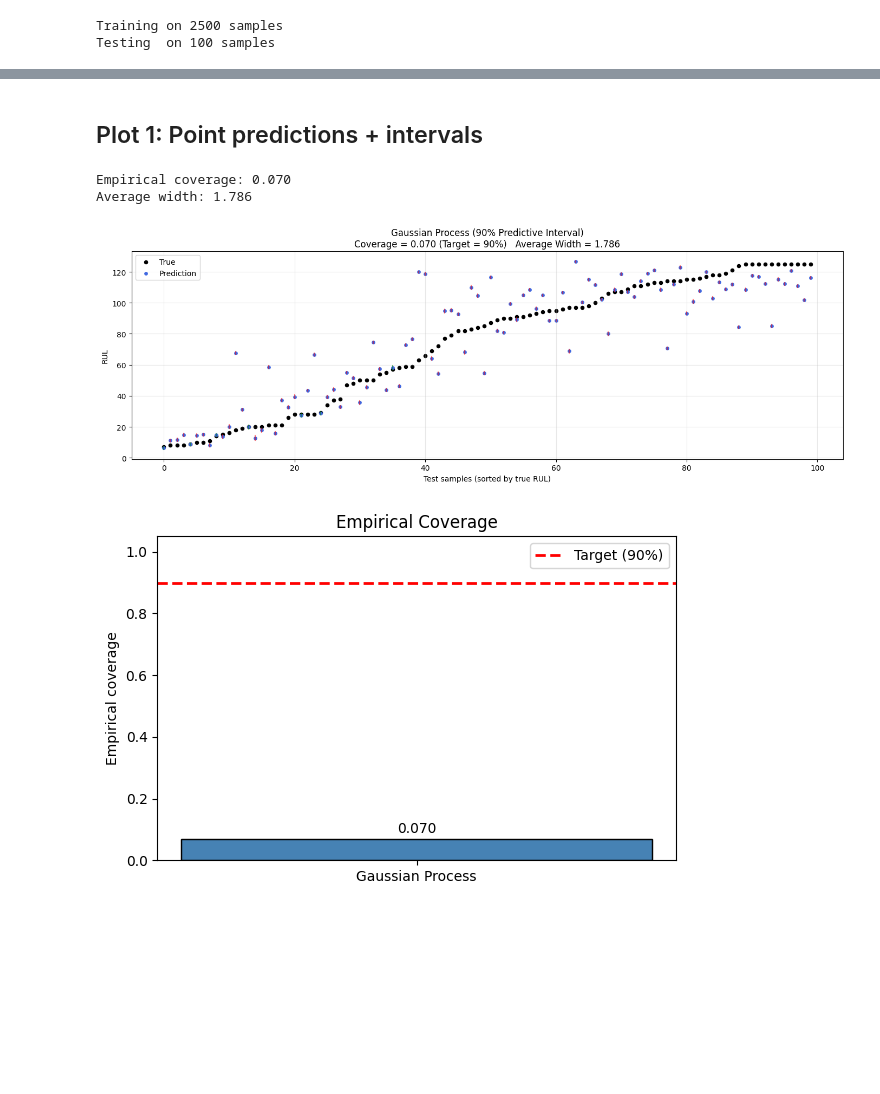
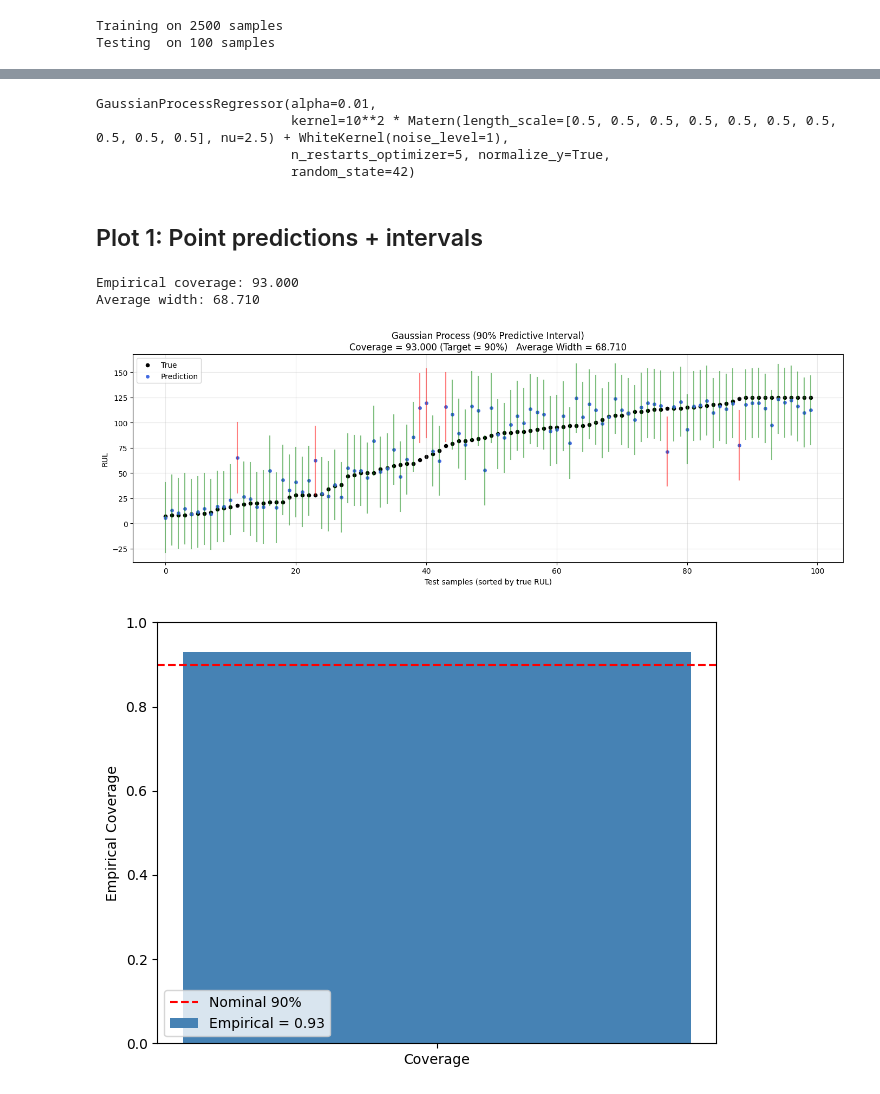
Before and after one commit to isha-m63/03_Remaining_Useful_Life_Prediction, a Jupyter notebook: notebooks/pca/04_gp_results.ipynb, the cells around one changed output, grey strips where cells are left out. Cells and saved outputs as stored; diff of their text form; code cells hidden in the pictures; blank space fills up the shorter version.

```diff
--- a/notebooks/pca/04_gp_results.ipynb
+++ b/notebooks/pca/04_gp_results.ipynb
@@ -167,26 +220,30 @@ print("\nAll hyperparameter combinations have been tracked in MLflow!")
+# %%
+gp_model.fit(X_train_gp, y_train_gp)
+# %% [output]
+GaussianProcessRegressor(alpha=0.01,
+                         kernel=10**2 * Matern(length_scale=[0.5, 0.5, 0.5, 0.5, 0.5, 0.5, 0.5, 0.5, 0.5, 0.5], nu=2.5) + WhiteKernel(noise_level=1),
+                         n_restarts_optimizer=5, normalize_y=True,
+                         random_state=42)
 # %% [markdown]
 ## Plot 1: Point predictions + intervals
 # %%
 from scipy.stats import norm
 
-ALPHA = ALPHA
-NOMINAL = 1 - ALPHA
-
-z = norm.ppf(1 - ALPHA / 2)
+z = 1.96
 y_pred, y_std = gp_model.predict(X_test_gp, return_std = True)
 
 # 90% predictive interval
 lower = y_pred - z * y_std
 upper = y_pred + z * y_std
 
-coverage = np.mean((y_test_gp >= lower) & (y_test_gp <= upper))
+coverage = np.mean((y_test_gp >= lower) & (y_test_gp <= upper))*100
 avg_width = np.mean(upper - lower)
 
 print(f"Empirical coverage: {coverage:.3f}")
 print(f"Average width: {avg_width:.3f}")
 # %% [output]
-Empirical coverage: 0.070
-Average width: 1.786
+Empirical coverage: 93.000
+Average width: 68.710
 # %%
 MAX_POINTS = 80
 
@@ -238,7 +295,7 @@ ax.set_ylabel("RUL")
 
 ax.set_title(
     f"Gaussian Process (90% Predictive Interval)\n"
-    f"Coverage = {coverage:.3f} (Target = {NOMINAL:.0%})   "
+    f"Coverage = {coverage:.3f} (Target = 90%)   "
     f"Average Width = {avg_width:.3f}"
 )
 
@@ -255,46 +312,25 @@ plt.savefig(
 
 plt.show()
 # %% [output]
-[figure, old version]
+[figure, new version]
 # %%
-fig, ax = plt.subplots(figsize=(6,4))
+NOMINAL = (1 - ALPHA)
 
-bars = ax.bar(
-    ['Gaussian Process'],
-    [coverage],
-    color='steelblue',
-    edgecolor='black'
-)
+plt.axhline(NOMINAL, color="red", linestyle="--", label="Nominal 90%")
+plt.bar([0], [coverage / 100], width=0.5, color="steelblue", label=rf"Empirical = {coverage/100}")
 
-ax.axhline(
-    NOMINAL,
-    color='red',
-    linestyle='--',
-    linewidth=2,
-    label=f'Target ({NOMINAL:.0%})'
-)
-
-ax.text(
-    bars[0].get_x() + bars[0].get_width()/2,
-    coverage + 0.02,
-    f"{coverage:.3f}",
-    ha='center'
-)
-
-ax.set_ylim(0,1.05)
-ax.set_ylabel("Empirical coverage")
-ax.set_title("Empirical Coverage")
-
-ax.legend()
-
+plt.xticks([0], ["Coverage"])
+plt.ylabel("Empirical Coverage")
+plt.ylim(0, 1)
+plt.legend()
 plt.tight_layout()
 
 plt.savefig(
     os.path.join(path, "gp_empirical_coverage.png"),
     dpi=300,
     bbox_inches="tight"
 )
 
 plt.show()
 # %% [output]
-[figure, old version]
+[figure, new version]
```
Also changed, not shown: parts of 9 cells of this notebook.
